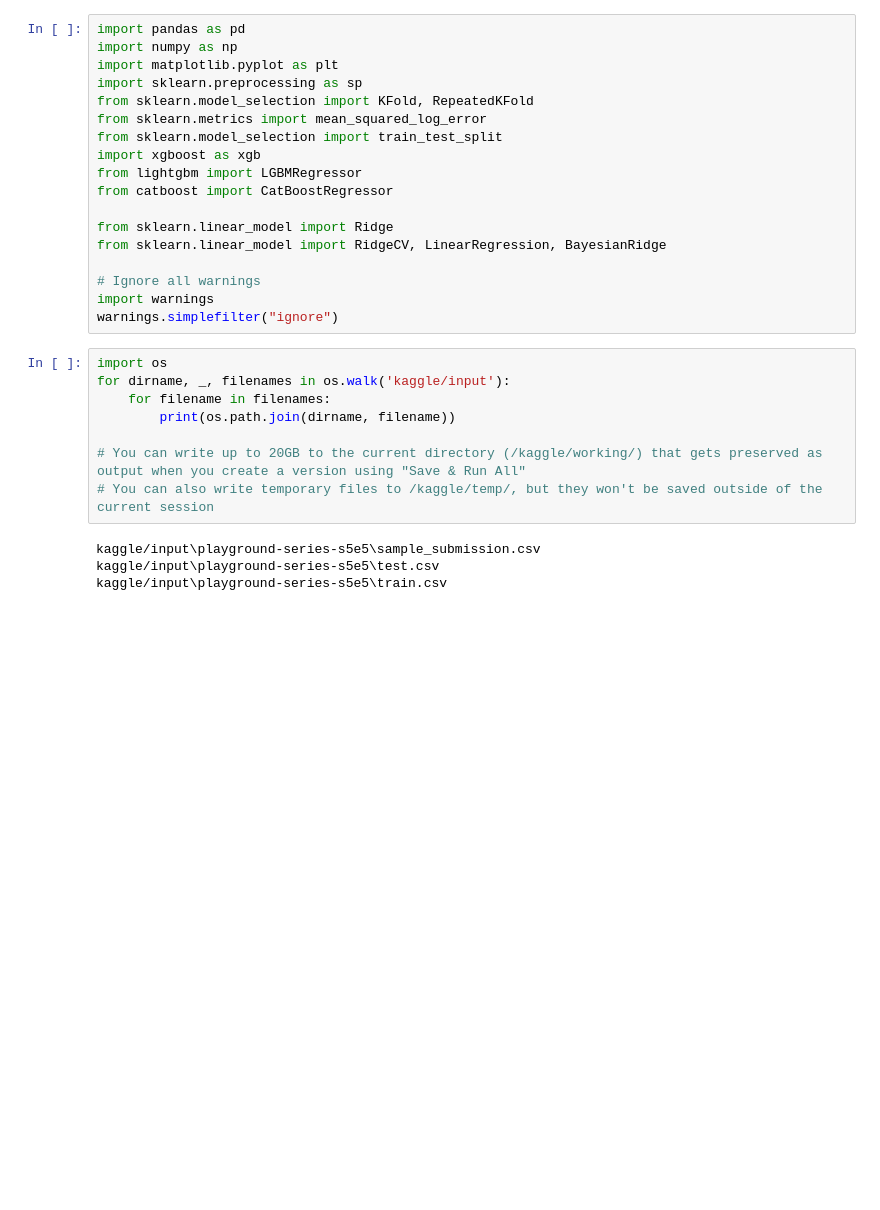
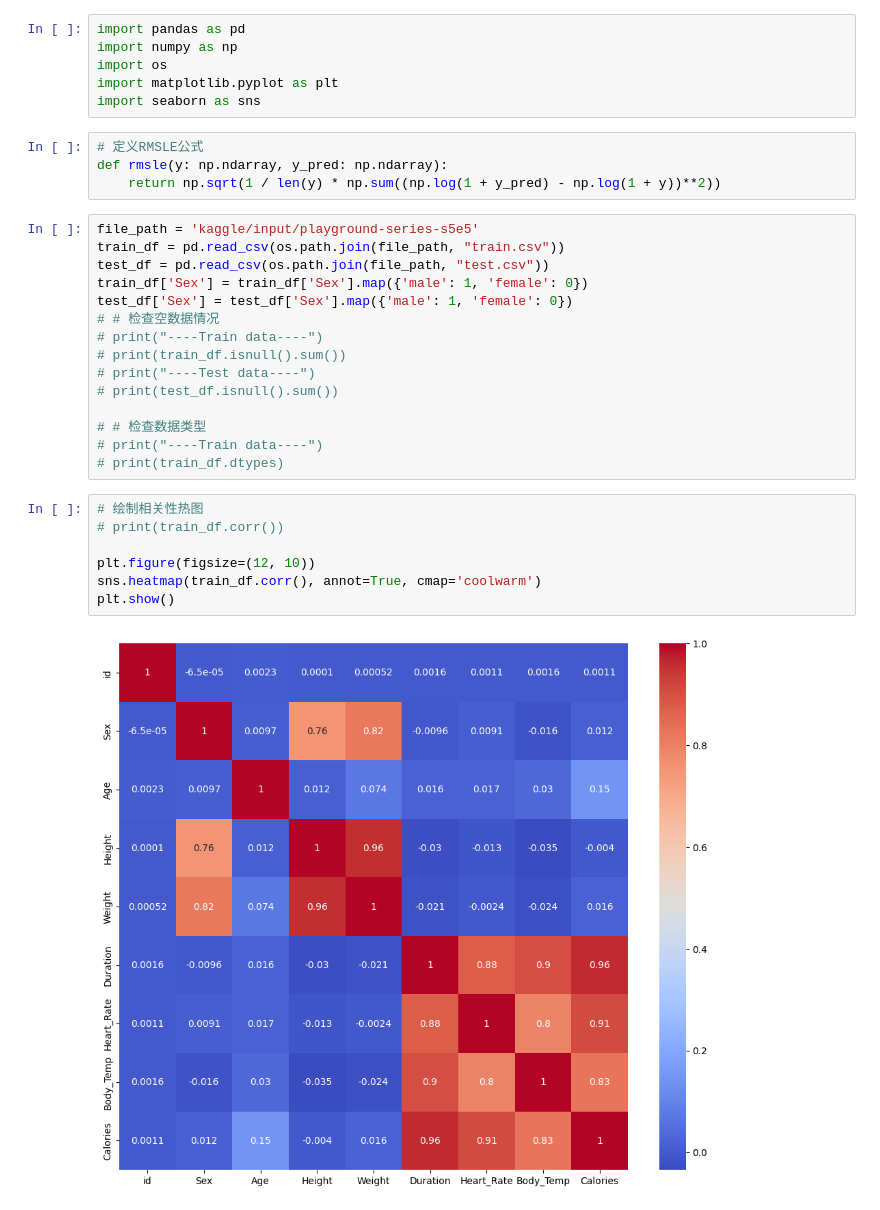
Before and after one commit to BoliboliWJY/Predict-Calorie-Expenditure, a Jupyter notebook: notebook9b430f3888.ipynb, the cells around one changed output. Drawn from its saved outputs; the diff is of its cells as text; blank space fills up the shorter version.

```diff
--- a/notebook9b430f3888.ipynb
+++ b/notebook9b430f3888.ipynb
@@ -1,30 +1,34 @@
-# %%
-import pandas as pd
-import numpy as np
-import matplotlib.pyplot as plt
-import sklearn.preprocessing as sp
-from sklearn.model_selection import KFold, RepeatedKFold
-from sklearn.metrics import mean_squared_log_error
-from sklearn.model_selection import train_test_split
-import xgboost as xgb
-from lightgbm import LGBMRegressor
-from catboost import CatBoostRegressor
-
-from sklearn.linear_model import Ridge
-from sklearn.linear_model import RidgeCV, LinearRegression, BayesianRidge
-
-# Ignore all warnings
-import warnings
-warnings.simplefilter("ignore")
-# %%
-import os
-for dirname, _, filenames in os.walk('kaggle/input'):
-    for filename in filenames:
-        print(os.path.join(dirname, filename))
-
-# You can write up to 20GB to the current directory (/kaggle/working/) that gets preserved as output when you create a version using "Save & Run All"
-# You can also write temporary files to /kaggle/temp/, but they won't be saved outside of the current session
-# %% [output]
-kaggle/input\playground-series-s5e5\sample_submission.csv
-kaggle/input\playground-series-s5e5\test.csv
-kaggle/input\playground-series-s5e5\train.csv
+# %%
+import pandas as pd
+import numpy as np
+import os
+import matplotlib.pyplot as plt
+import seaborn as sns
+# %%
+# 定义RMSLE公式
+def rmsle(y: np.ndarray, y_pred: np.ndarray):
+    return np.sqrt(1 / len(y) * np.sum((np.log(1 + y_pred) - np.log(1 + y))**2))
+# %%
+file_path = 'kaggle/input/playground-series-s5e5'
+train_df = pd.read_csv(os.path.join(file_path, "train.csv"))
+test_df = pd.read_csv(os.path.join(file_path, "test.csv"))
+train_df['Sex'] = train_df['Sex'].map({'male': 1, 'female': 0})
+test_df['Sex'] = test_df['Sex'].map({'male': 1, 'female': 0})
+# # 检查空数据情况
+# print("----Train data----")
+# print(train_df.isnull().sum())
+# print("----Test data----")
+# print(test_df.isnull().sum())
+
+# # 检查数据类型
+# print("----Train data----")
+# print(train_df.dtypes)
+# %%
+# 绘制相关性热图
+# print(train_df.corr())
+
+plt.figure(figsize=(12, 10))
+sns.heatmap(train_df.corr(), annot=True, cmap='coolwarm')
+plt.show()
+# %% [output]
+[figure, added]
```
Also changed, not shown: parts of 1 cell of this notebook, 1 other file.
